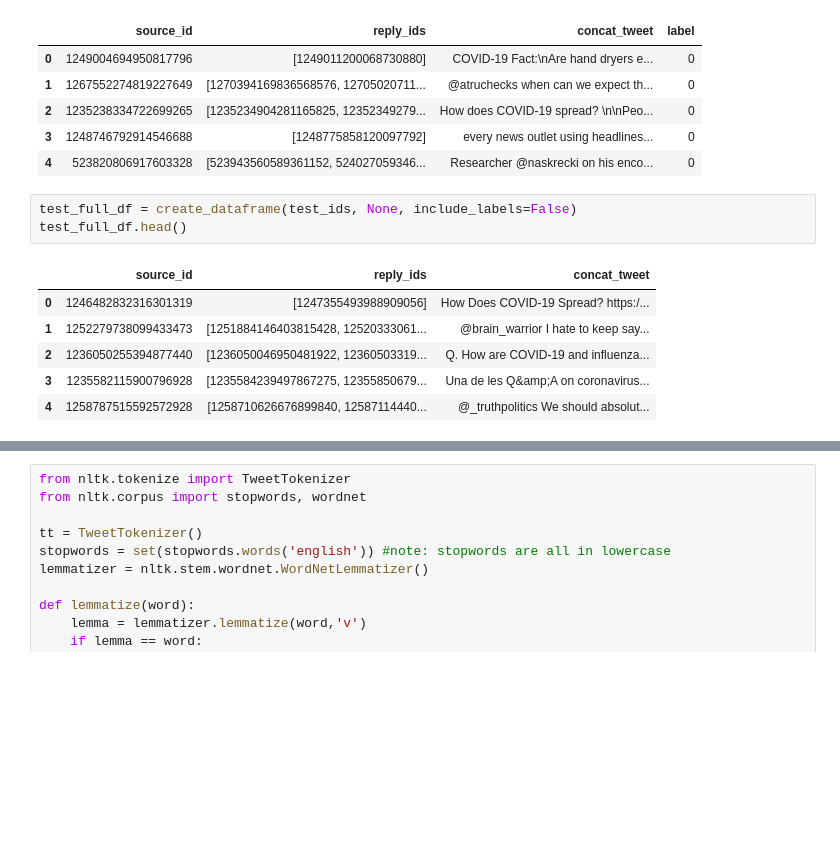
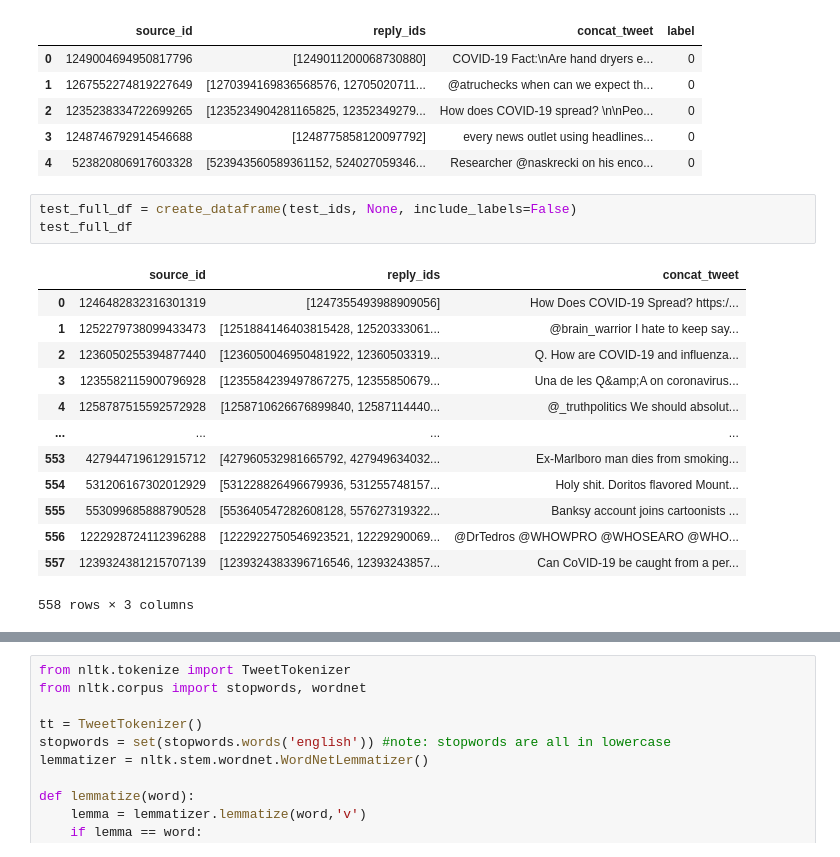
Before and after one commit to kelvinlim3/Twitter-Rumour-Detection, a Jupyter notebook: nn.ipynb, the cells around one changed output, grey strips where cells are left out. Saved outputs shown, nothing was run; the diff lists cells and outputs as text; blank space fills up the shorter version.

```diff
--- a/nn.ipynb
+++ b/nn.ipynb
@@ -196,14 +198,21 @@ dev_full_df.head()
 | 4 | 523820806917603328 | [523943560589361152, 524027059346... | Researcher @naskrecki on his enco... | 0 |
 # %%
 test_full_df = create_dataframe(test_ids, None, include_labels=False)
-test_full_df.head()
+test_full_df
 # %% [output]
 |  | source_id | reply_ids | concat_tweet |
 | 0 | 1246482832316301319 | [1247355493988909056] | How Does COVID-19 Spread? https:/... |
 | 1 | 1252279738099433473 | [1251884146403815428, 12520333061... | @brain_warrior I hate to keep say... |
 | 2 | 1236050255394877440 | [1236050046950481922, 12360503319... | Q. How are COVID-19 and influenza... |
 | 3 | 1235582115900796928 | [1235584239497867275, 12355850679... | Una de les Q&amp;A on coronavirus... |
 | 4 | 1258787515592572928 | [1258710626676899840, 12587114440... | @_truthpolitics We should absolut... |
+| ... | ... | ... | ... |
+| 553 | 427944719612915712 | [427960532981665792, 427949634032... | Ex-Marlboro man dies from smoking... |
+| 554 | 531206167302012929 | [531228826496679936, 531255748157... | Holy shit. Doritos flavored Mount... |
+| 555 | 553099685888790528 | [553640547282608128, 557627319322... | Banksy account joins cartoonists ... |
+| 556 | 1222928724112396288 | [1222922750546923521, 12229290069... | @DrTedros @WHOWPRO @WHOSEARO @WHO... |
+| 557 | 1239324381215707139 | [1239324383396716546, 12393243857... | Can CoVID-19 be caught from a per... |
+558 rows × 3 columns
 # %%
 train_full_df.drop(['source_id','reply_ids'],axis=1,inplace=True)
 dev_full_df.drop(['source_id','reply_ids'],axis=1,inplace=True)
```
Also changed, not shown: parts of 13 cells of this notebook, 3 other files.
